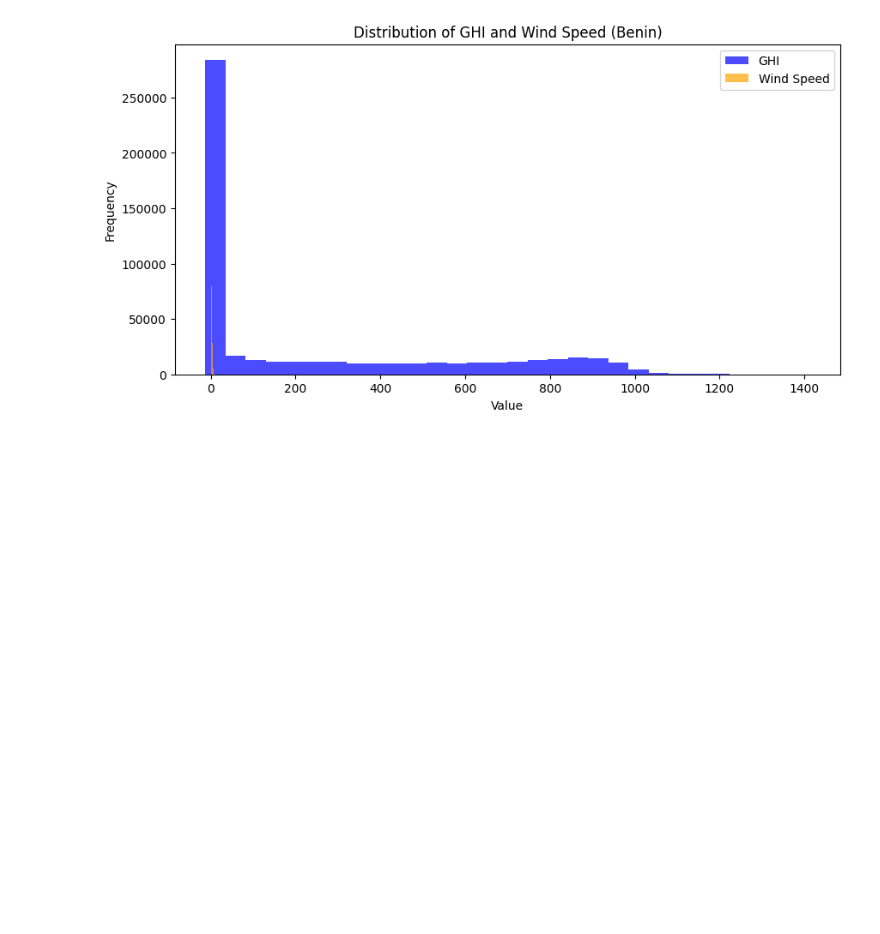
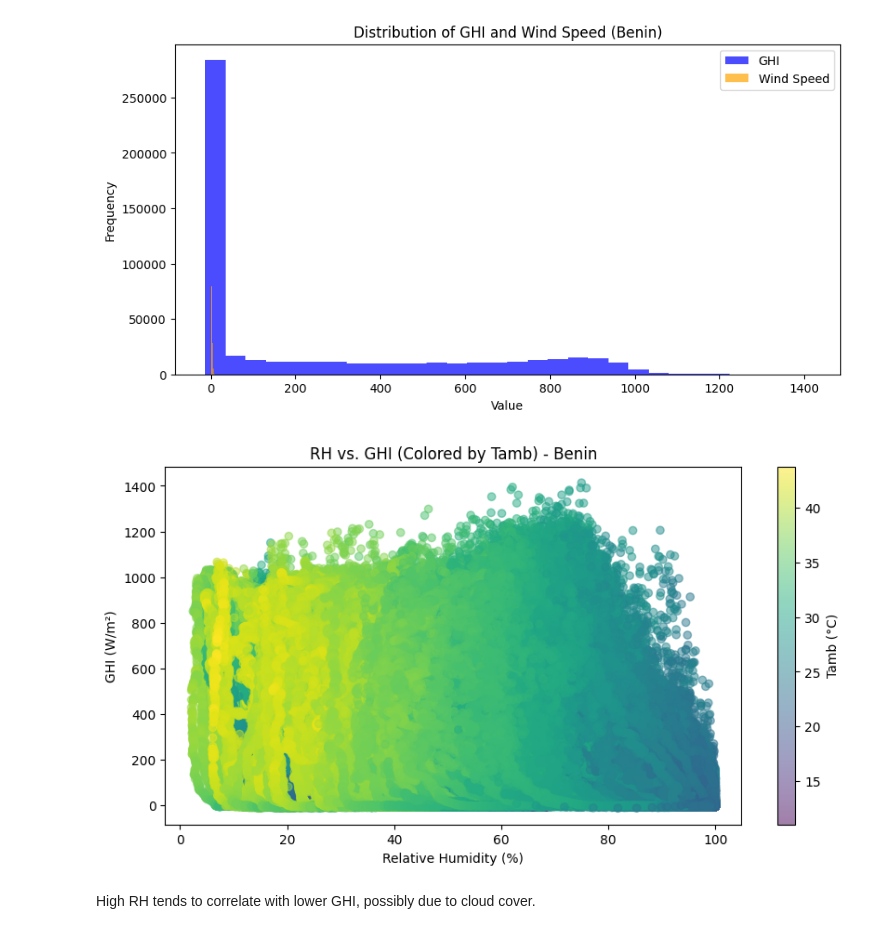
Before and after one commit to FasikaBelayneh/solar-challenge-week1, a Jupyter notebook: notebooks/benin_eda.ipynb, the cells around one changed output. Cells and saved outputs as stored; diff of their text form; code cells hidden in the pictures; blank space fills up the shorter version.

Commit message:
feat: add temperature and RH analysis for Benin

```diff
--- a/notebooks/benin_eda.ipynb
+++ b/notebooks/benin_eda.ipynb
@@ -229,3 +229,16 @@ plt.ylabel('Frequency')
 plt.show()
 # %% [output]
 [figure]
+# %%
+# Scatter plot: RH vs. GHI colored by Tamb
+plt.figure(figsize=(10, 5))
+scatter = plt.scatter(df['RH'], df['GHI'], c=df['Tamb'], cmap='viridis', alpha=0.5)
+plt.colorbar(label='Tamb (°C)')
+plt.xlabel('Relative Humidity (%)')
+plt.ylabel('GHI (W/m²)')
+plt.title('RH vs. GHI (Colored by Tamb) - Benin')
+plt.show()
+# %% [output]
+[figure, added]
+# %% [markdown]
+High RH tends to correlate with lower GHI, possibly due to cloud cover.
```
